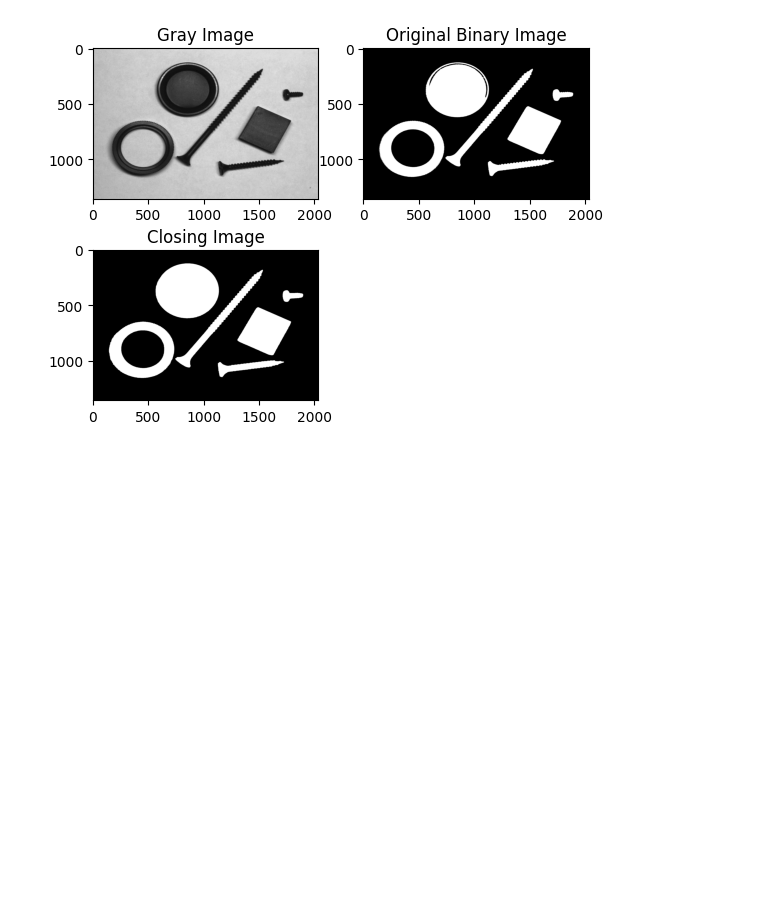
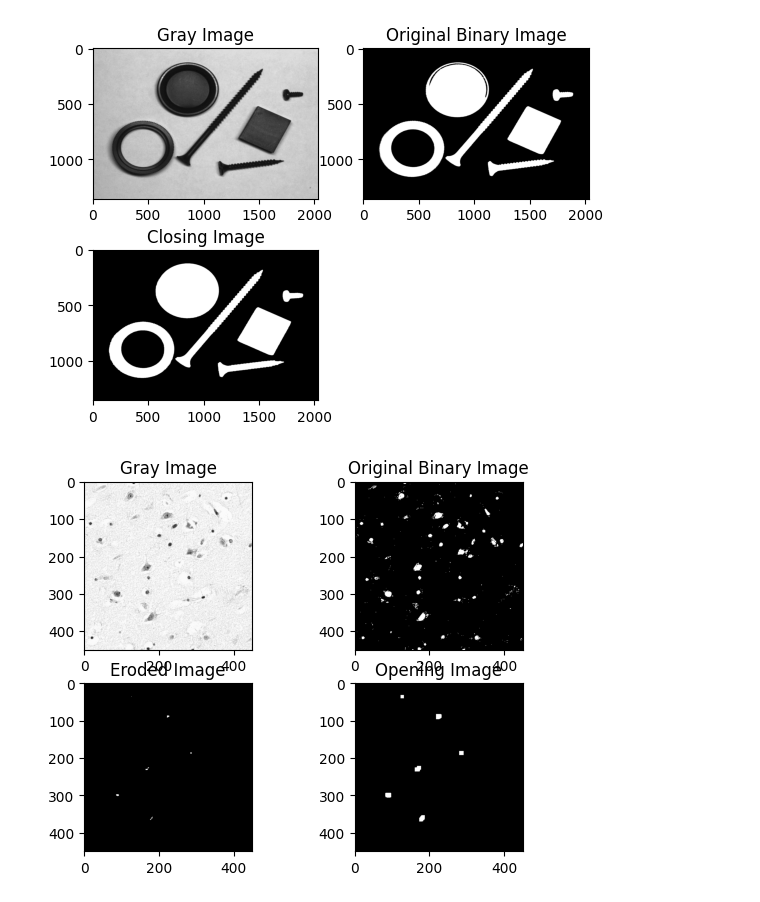
Before and after one commit to svabela5/IPVCLectures, a Jupyter notebook: lecture9-binaryImages.ipynb, the cells around one changed output. Drawn from its saved outputs; the diff is of its cells as text; code cells hidden in the pictures; blank space fills up the shorter version.

```diff
--- a/lecture9-binaryImages.ipynb
+++ b/lecture9-binaryImages.ipynb
@@ -203,3 +203,34 @@ plt.title('Closing Image')
 plt.show()
 # %% [output]
 [figure]
+# %%
+# example of morphological closing
+imgBGR = cv2.imread('images/cells.jpg')
+imgRGB = cv2.cvtColor(imgBGR, cv2.COLOR_BGR2RGB)
+
+imgGrey = cv2.cvtColor(imgBGR, cv2.COLOR_BGR2GRAY)
+
+ret, thresh = cv2.threshold(imgGrey, 0, 255, cv2.THRESH_BINARY_INV + cv2.THRESH_OTSU)
+
+plt.subplot(2,2,1)
+plt.imshow(imgGrey, cmap="gray", vmin=0, vmax=255)
+plt.title('Gray Image')
+
+plt.subplot(2,2,2)
+plt.imshow(thresh, cmap="gray", vmin=0, vmax=255)
+plt.title('Original Binary Image')
+
+SE  = np.ones((9,9), np.uint8)
+
+erosion = cv2.erode(thresh, SE, iterations=1)
+plt.subplot(2,2,3)
+plt.imshow(erosion, cmap="grey", vmin=0, vmax=255)
+plt.title('Eroded Image')
+
+plt.subplot(2,2,4)
+opening = cv2.dilate(erosion, SE, iterations=1)
+plt.imshow(opening, cmap="grey", vmin=0, vmax=255)
+plt.title('Opening Image')
+plt.show()
+# %% [output]
+[figure, added]
```
Also changed, not shown: 2 other files.
